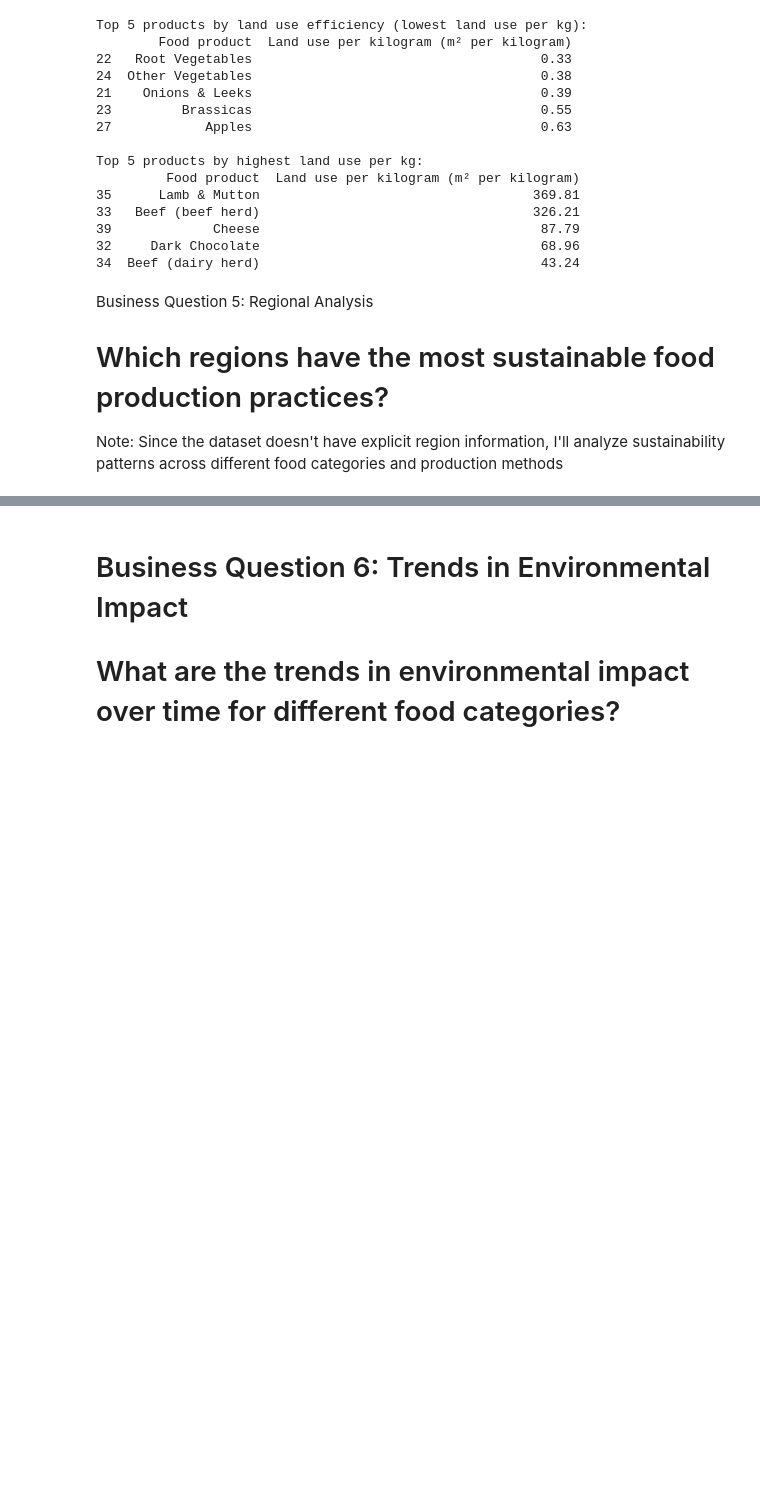
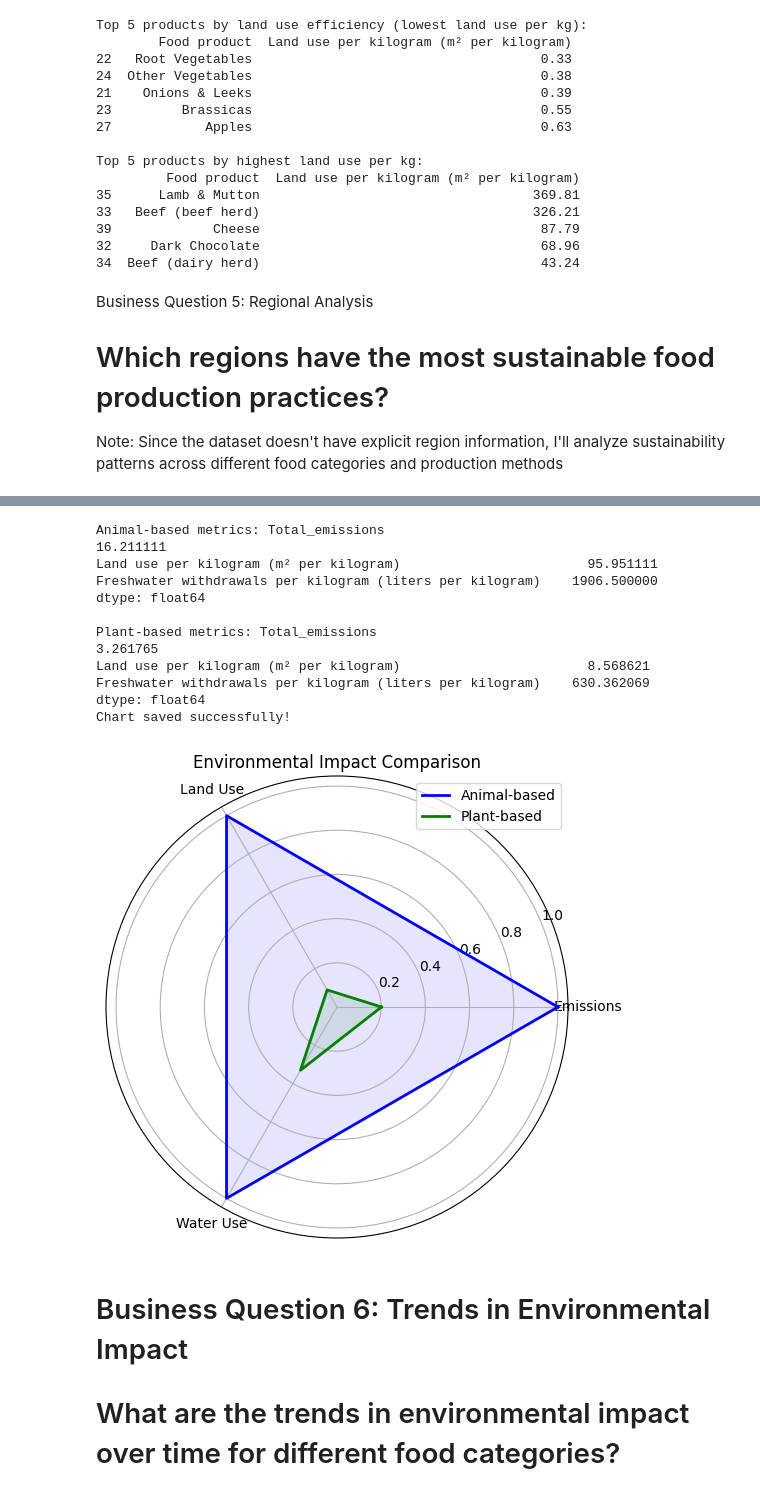
Before and after one commit to 1realbzy/Environment-Impact-of-Food-Production-Analysis, a Jupyter notebook: notebooks/01_environmental_impact_analysis.ipynb, the cells around one changed output, grey strips where cells are left out. Cells and saved outputs as stored; diff of their text form; code cells hidden in the pictures; blank space fills up the shorter version.

Commit message:
Fix radar chart visualization and optimize code performance

```diff
--- a/notebooks/01_environmental_impact_analysis.ipynb
+++ b/notebooks/01_environmental_impact_analysis.ipynb
@@ -430,3 +367,66 @@ Plant-based                                              630.36
+# %%
+import pandas as pd
+import numpy as np
+import matplotlib.pyplot as plt
+
+# Load only essential data with minimal processing
+df = pd.read_csv('C:/Users/hbempong/Downloads/Environment-Impact-of-Food-Production-Analysis/data/Food_Production.csv')
+
+# Quick categorization
+animal_keywords = ['beef', 'lamb', 'mutton', 'cheese', 'milk', 'fish', 'poultry', 'pork', 'eggs']
+df['Category'] = 'Plant-based'
+df.loc[df['Food product'].str.lower().str.contains('|'.join(animal_keywords)), 'Category'] = 'Animal-based'
+
+# Calculate metrics directly
+animal_metrics = df[df['Category'] == 'Animal-based'][['Total_emissions', 'Land use per kilogram (m² per kilogram)', 'Freshwater withdrawals per kilogram (liters per kilogram)']].mean()
+plant_metrics = df[df['Category'] == 'Plant-based'][['Total_emissions', 'Land use per kilogram (m² per kilogram)', 'Freshwater withdrawals per kilogram (liters per kilogram)']].mean()
+
+# Print results
+print("\nAnimal-based metrics:", animal_metrics)
+print("\nPlant-based metrics:", plant_metrics)
+
+# Create simple radar chart with matplotlib
+metrics = ['Emissions', 'Land Use', 'Water Use']
+animal_values = animal_metrics.values
+plant_values = plant_metrics.values
+
+# Normalize for comparison
+max_values = np.maximum(animal_values, plant_values)
+animal_norm = animal_values / max_values
+plant_norm = plant_values / max_values
+
+# Set up the radar chart
+angles = np.linspace(0, 2*np.pi, len(metrics), endpoint=False).tolist()
+angles += angles[:1]  # Close the loop
+
+animal_norm = animal_norm.tolist()
+animal_norm += animal_norm[:1]  # Close the loop
+plant_norm = plant_norm.tolist()
+plant_norm += plant_norm[:1]  # Close the loop
+
+fig, ax = plt.subplots(figsize=(6, 6), subplot_kw=dict(polar=True))
+ax.plot(angles, animal_norm, 'b-', linewidth=2, label='Animal-based')
+ax.fill(angles, animal_norm, 'b', alpha=0.1)
+ax.plot(angles, plant_norm, 'g-', linewidth=2, label='Plant-based')
+ax.fill(angles, plant_norm, 'g', alpha=0.1)
+ax.set_thetagrids(np.degrees(angles[:-1]), metrics)
+ax.set_title('Environmental Impact Comparison')
+ax.legend(loc='upper right')
+
+plt.savefig('../results/category_comparison_radar.png', dpi=100)
+print("Chart saved successfully!")
+# %% [output]
+Animal-based metrics: Total_emissions                                                16.211111
+Land use per kilogram (m² per kilogram)                        95.951111
+Freshwater withdrawals per kilogram (liters per kilogram)    1906.500000
+dtype: float64
+
+Plant-based metrics: Total_emissions                                                3.261765
+Land use per kilogram (m² per kilogram)                        8.568621
+Freshwater withdrawals per kilogram (liters per kilogram)    630.362069
+dtype: float64
+Chart saved successfully!
+[figure, added]
 # %% [markdown]
 # Business Question 6: Trends in Environmental Impact
 # What are the trends in environmental impact over time for different food categories?
```
Also changed, not shown: parts of 5 cells of this notebook.
